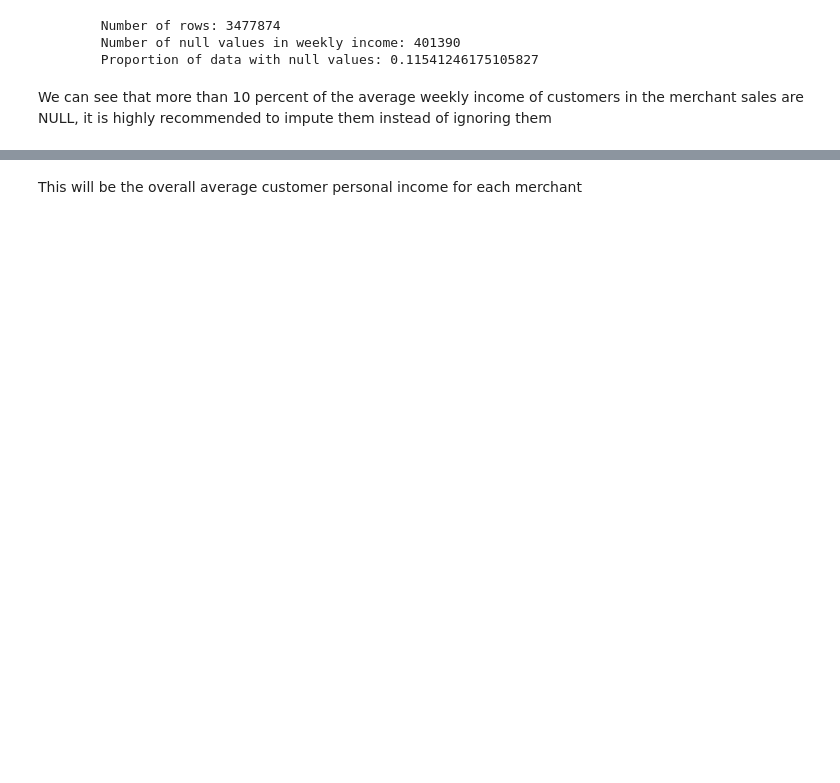
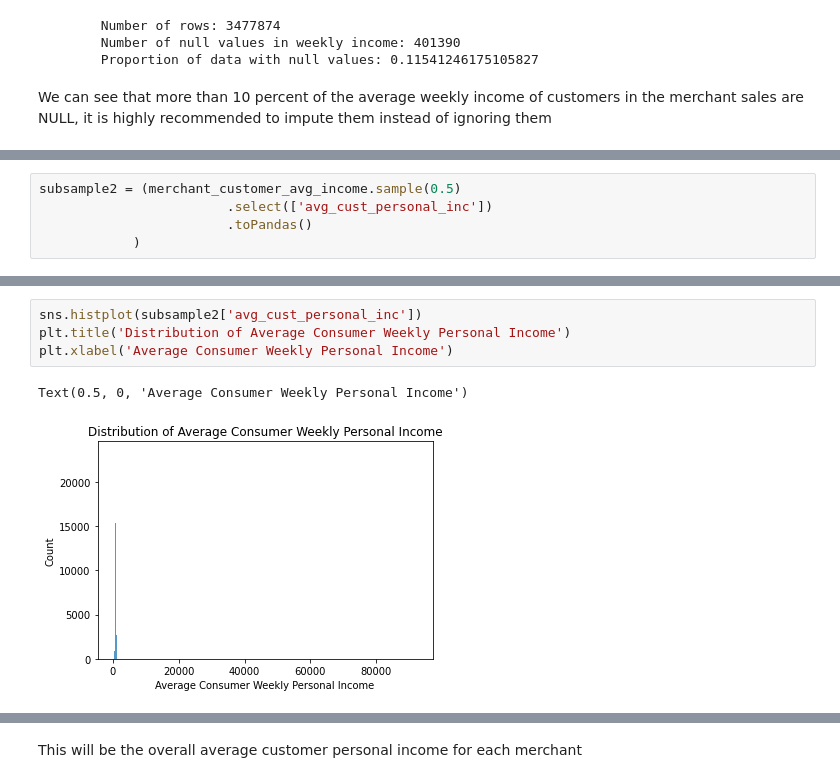
Before and after one commit to MAST30034-Applied-Data-Science/generic-buy-now-pay-later-project-group-19, a Jupyter notebook: notebooks/merchant_customers.ipynb, the cells around one changed output, grey strips where cells are left out. Cells and saved outputs as stored; diff of their text form; blank space fills up the shorter version.

```diff
--- a/notebooks/merchant_customers.ipynb
+++ b/notebooks/merchant_customers.ipynb
@@ -414,0 +516,5 @@ TypeError: 'Column' object is not callable
+# %%
+subsample2 = (merchant_customer_avg_income.sample(0.5)
+                        .select(['avg_cust_personal_inc'])
+                        .toPandas()
+            )
@@ -414,0 +557,7 @@ TypeError: 'Column' object is not callable
+# %%
+sns.histplot(subsample2['avg_cust_personal_inc'])
+plt.title('Distribution of Average Consumer Weekly Personal Income')
+plt.xlabel('Average Consumer Weekly Personal Income')
+# %% [output]
+Text(0.5, 0, 'Average Consumer Weekly Personal Income')
+[figure, added]
```
Also changed, not shown: parts of 22 cells of this notebook.
